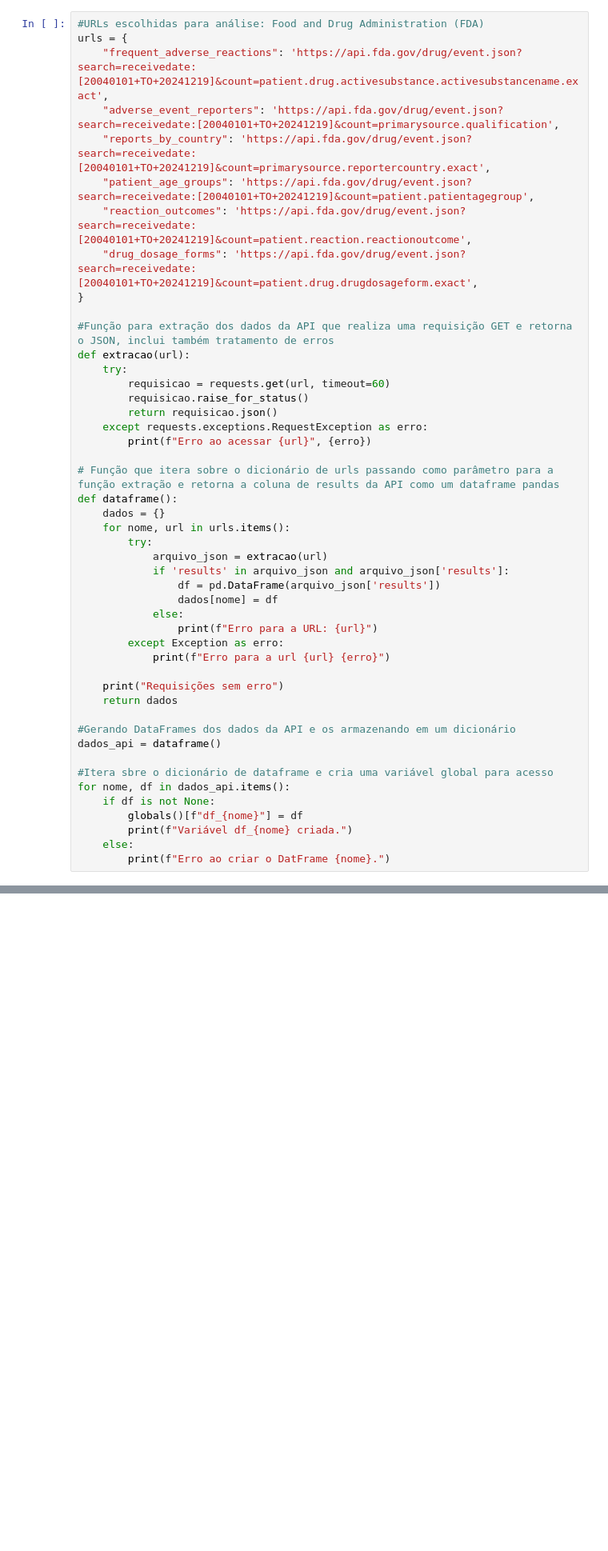
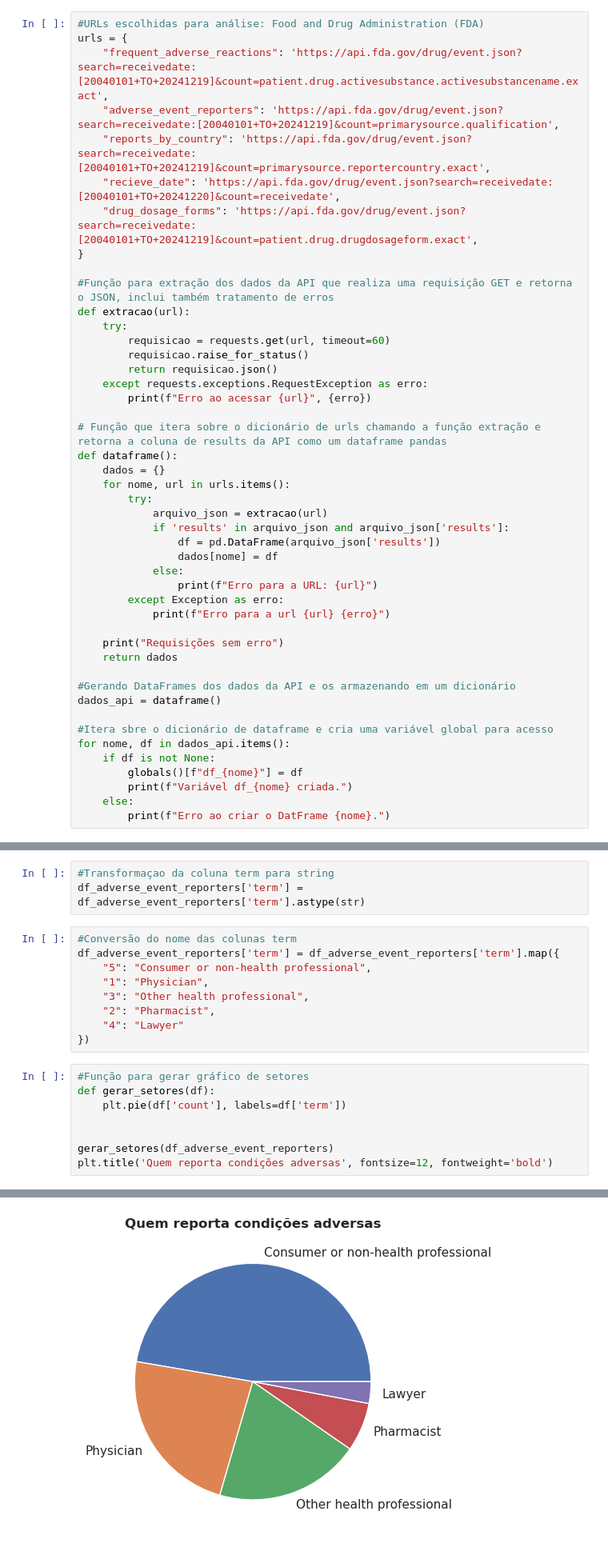
Before and after one commit to guipereira2/Desafio_Aleon, a Jupyter notebook: notebook.ipynb, the cells around one changed output, grey strips where cells are left out. Shown at 80% size. Drawn from its saved outputs; the diff is of its cells as text; blank space fills up the shorter version.

```diff
--- a/notebook.ipynb
+++ b/notebook.ipynb
@@ -37,8 +36,7 @@ urls = {
     "frequent_adverse_reactions": 'https://api.fda.gov/drug/event.json?search=receivedate:[20040101+TO+20241219]&count=patient.drug.activesubstance.activesubstancename.exact',
     "adverse_event_reporters": 'https://api.fda.gov/drug/event.json?search=receivedate:[20040101+TO+20241219]&count=primarysource.qualification',
     "reports_by_country": 'https://api.fda.gov/drug/event.json?search=receivedate:[20040101+TO+20241219]&count=primarysource.reportercountry.exact',
-    "patient_age_groups": 'https://api.fda.gov/drug/event.json?search=receivedate:[20040101+TO+20241219]&count=patient.patientagegroup',
-    "reaction_outcomes": 'https://api.fda.gov/drug/event.json?search=receivedate:[20040101+TO+20241219]&count=patient.reaction.reactionoutcome',
+    "recieve_date": 'https://api.fda.gov/drug/event.json?search=receivedate:[20040101+TO+20241220]&count=receivedate',
     "drug_dosage_forms": 'https://api.fda.gov/drug/event.json?search=receivedate:[20040101+TO+20241219]&count=patient.drug.drugdosageform.exact',
 }
 
@@ -51,7 +49,7 @@ def extracao(url):
     except requests.exceptions.RequestException as erro:
         print(f"Erro ao acessar {url}", {erro})
 
-# Função que itera sobre o dicionário de urls passando como parâmetro para a função extração e retorna a coluna de results da API como um dataframe pandas
+# Função que itera sobre o dicionário de urls chamando a função extração e retorna a coluna de results da API como um dataframe pandas
 def dataframe():
     dados = {}
     for nome, url in urls.items():
@@ -93,0 +158,21 @@ O objetivo da próxima etapa será analisar os tipos de dados, identificar se h
+# %%
+#Transformaçao da coluna term para string
+df_adverse_event_reporters['term'] = df_adverse_event_reporters['term'].astype(str)
+# %%
+#Conversão do nome das colunas term
+df_adverse_event_reporters['term'] = df_adverse_event_reporters['term'].map({
+    "5": "Consumer or non-health professional",
+    "1": "Physician",
+    "3": "Other health professional",
+    "2": "Pharmacist",
+    "4": "Lawyer"
+})
+# %%
+#Função para gerar gráfico de setores
+def gerar_setores(df):
+    plt.pie(df['count'], labels=df['term'])
+
+
+gerar_setores(df_adverse_event_reporters)
+plt.title('Quem reporta condições adversas', fontsize=12, fontweight='bold')
+# %% [output]
@@ -93,0 +180 @@ O objetivo da próxima etapa será analisar os tipos de dados, identificar se h
+[figure, added]
```
Also changed, not shown: parts of 26 cells of this notebook.
